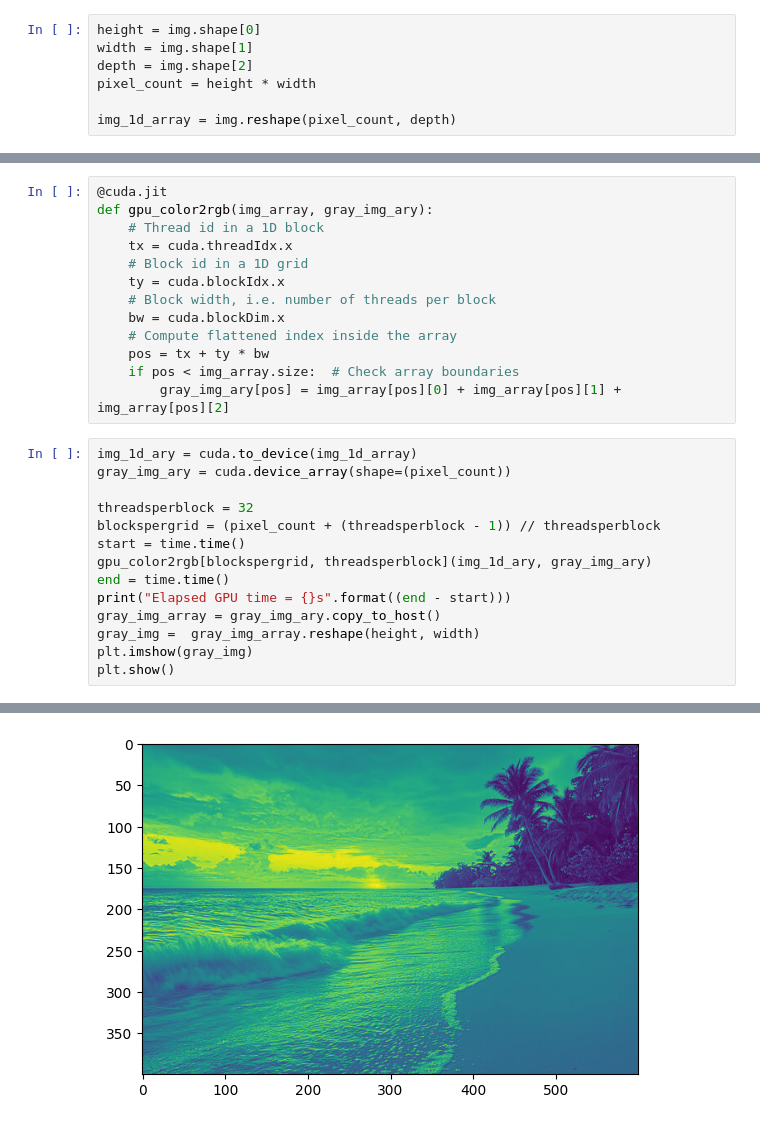
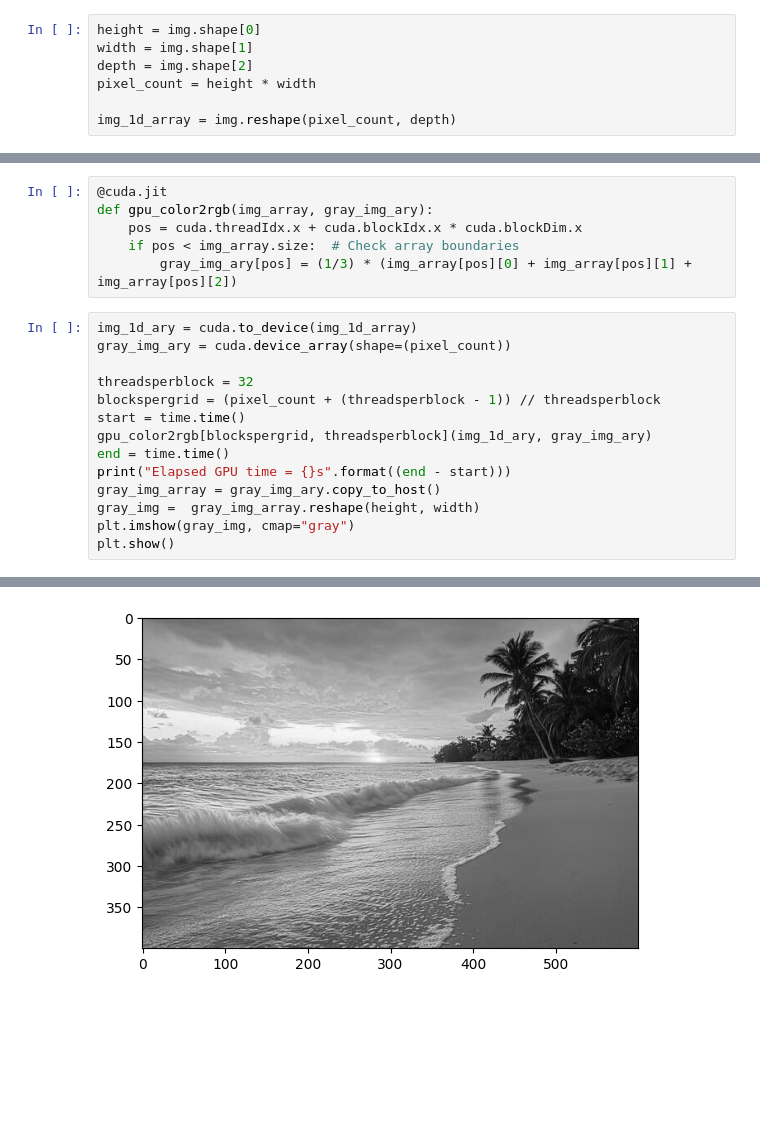
Before and after one commit to Hoang-H-Nguyen/advancedhpc2025, a Jupyter notebook: lab3.ipynb, the cells around one changed output, grey strips where cells are left out. Drawn from its saved outputs; the diff is of its cells as text; blank space fills up the shorter version.

```diff
--- a/lab3.ipynb
+++ b/lab3.ipynb
@@ -37,16 +37,9 @@ Elapsed time = 0.6941566467285156s
 # %%
 @cuda.jit
 def gpu_color2rgb(img_array, gray_img_ary):
-    # Thread id in a 1D block
-    tx = cuda.threadIdx.x
-    # Block id in a 1D grid
-    ty = cuda.blockIdx.x
-    # Block width, i.e. number of threads per block
-    bw = cuda.blockDim.x
-    # Compute flattened index inside the array
-    pos = tx + ty * bw
+    pos = cuda.threadIdx.x + cuda.blockIdx.x * cuda.blockDim.x
     if pos < img_array.size:  # Check array boundaries
-        gray_img_ary[pos] = img_array[pos][0] + img_array[pos][1] + img_array[pos][2]
+        gray_img_ary[pos] = (1/3) * (img_array[pos][0] + img_array[pos][1] + img_array[pos][2])
 # %%
 img_1d_ary = cuda.to_device(img_1d_array)
 gray_img_ary = cuda.device_array(shape=(pixel_count))
@@ -59,6 +52,6 @@ end = time.time()
 print("Elapsed GPU time = {}s".format((end - start)))
 gray_img_array = gray_img_ary.copy_to_host()
 gray_img =  gray_img_array.reshape(height, width)
-plt.imshow(gray_img)
+plt.imshow(gray_img, cmap="gray")
 plt.show()
 # %% [output]
@@ -66,4 +59,4 @@ Elapsed GPU time = 0.25535035133361816s
-[figure, old version]
+[figure, new version]
 # %%
 def different_block_size(threadsperblock_value_list):
     values = []
```
Also changed, not shown: parts of 3 cells of this notebook, 1 other file.
